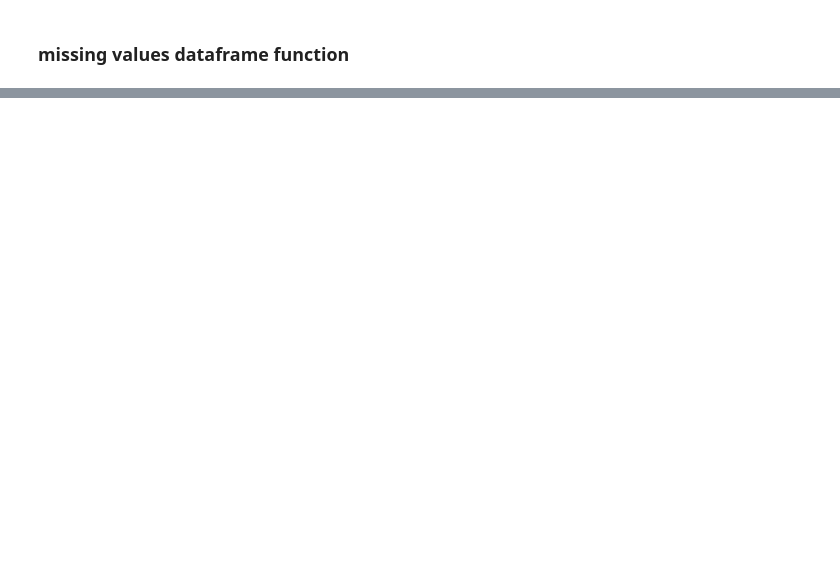
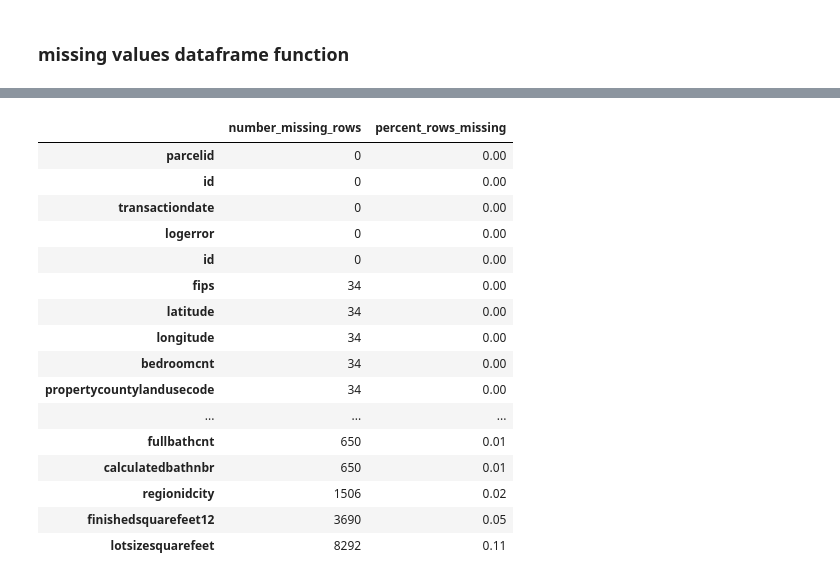
Before and after one commit to KwameTaylor/clustering-exercises, a Jupyter notebook: zillow.ipynb, the cells around one changed output, grey strips where cells are left out. Cells and saved outputs as stored; diff of their text form; code cells hidden in the pictures; blank space fills up the shorter version.

```diff
--- a/zillow.ipynb
+++ b/zillow.ipynb
@@ -209,0 +258,21 @@ def missing_values_df():
+# %%
+missing_values.sort_values(by='percent_rows_missing', ascending=True, inplace=True)
+missing_values.head(30)
+# %% [output]
+|  | number_missing_rows | percent_rows_missing |
+| parcelid | 0 | 0.00 |
+| id | 0 | 0.00 |
+| transactiondate | 0 | 0.00 |
+| logerror | 0 | 0.00 |
+| id | 0 | 0.00 |
+| fips | 34 | 0.00 |
+| latitude | 34 | 0.00 |
+| longitude | 34 | 0.00 |
+| bedroomcnt | 34 | 0.00 |
+| propertycountylandusecode | 34 | 0.00 |
+| ... | ... | ... |
+| fullbathcnt | 650 | 0.01 |
+| calculatedbathnbr | 650 | 0.01 |
+| regionidcity | 1506 | 0.02 |
+| finishedsquarefeet12 | 3690 | 0.05 |
+| lotsizesquarefeet | 8292 | 0.11 |
```
Also changed, not shown: parts of 20 cells of this notebook.
